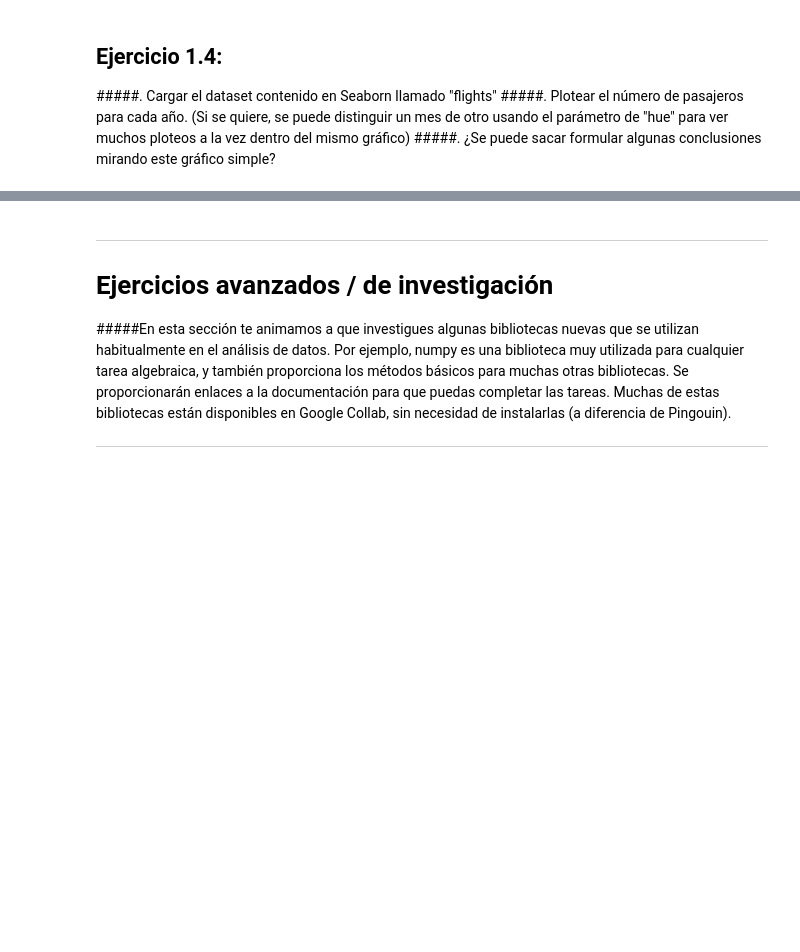
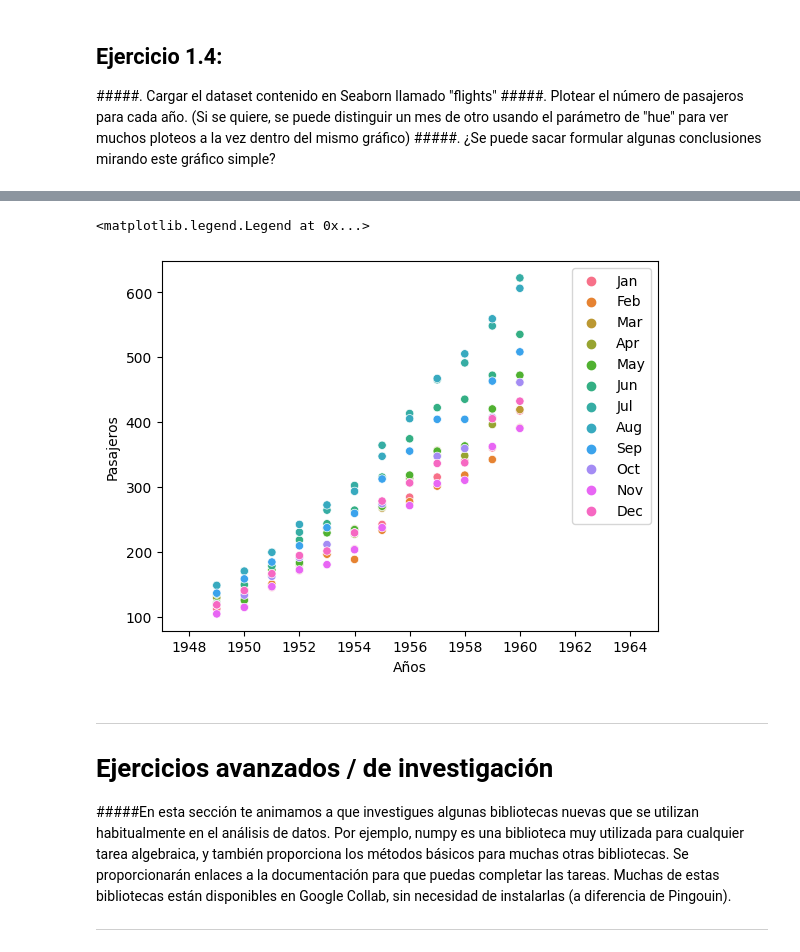
Before and after one commit to kildegaard/fcen, a Jupyter notebook: ML-en-Quimica/Clase 1/Gus/GUS-Ejercicios_Para_Notebook_1_Enero_2023.ipynb, the cells around one changed output, grey strips where cells are left out. Cells and saved outputs as stored; diff of their text form; code cells hidden in the pictures; blank space fills up the shorter version.

```diff
--- a/ML-en-Quimica/Clase 1/Gus/GUS-Ejercicios_Para_Notebook_1_Enero_2023.ipynb
+++ b/ML-en-Quimica/Clase 1/Gus/GUS-Ejercicios_Para_Notebook_1_Enero_2023.ipynb
@@ -60,3 +58,6 @@ TIP: Primero hacer un nuevo DataFrame que sólo tenga datos anteriores a 2010. E
 #####. Cargar el dataset contenido en Seaborn llamado "flights"
 #####. Plotear el número de pasajeros para cada año. (Si se quiere, se puede distinguir un mes de otro usando el parámetro de "hue" para ver muchos ploteos a la vez dentro del mismo gráfico)
 #####. ¿Se puede sacar formular algunas conclusiones mirando este gráfico simple?
+# %%
+df2 = sns.load_dataset('flights')
+df2.head()
@@ -63,3 +83,17 @@ TIP: Primero hacer un nuevo DataFrame que sólo tenga datos anteriores a 2010. E
+# %%
+fig, ax = plt.subplots()
+ax = sns.scatterplot(data=df2,
+                x='year',
+                y='passengers',
+                hue='month')
+ax.set_xlabel('Años')
+ax.set_ylabel('Pasajeros')
+ax.set_xlim(df2.year.min() - 2, df2.year.max() + 5)
+ax.legend(loc='upper right')
+ax.set_title('Ejercicio ')
+# %% [output]
+<matplotlib.legend.Legend at 0x...>
+[figure, added]
 # %% [markdown]
 ---
 # Ejercicios avanzados / de investigación
```
Also changed, not shown: parts of 20 cells of this notebook, 1 other file.
